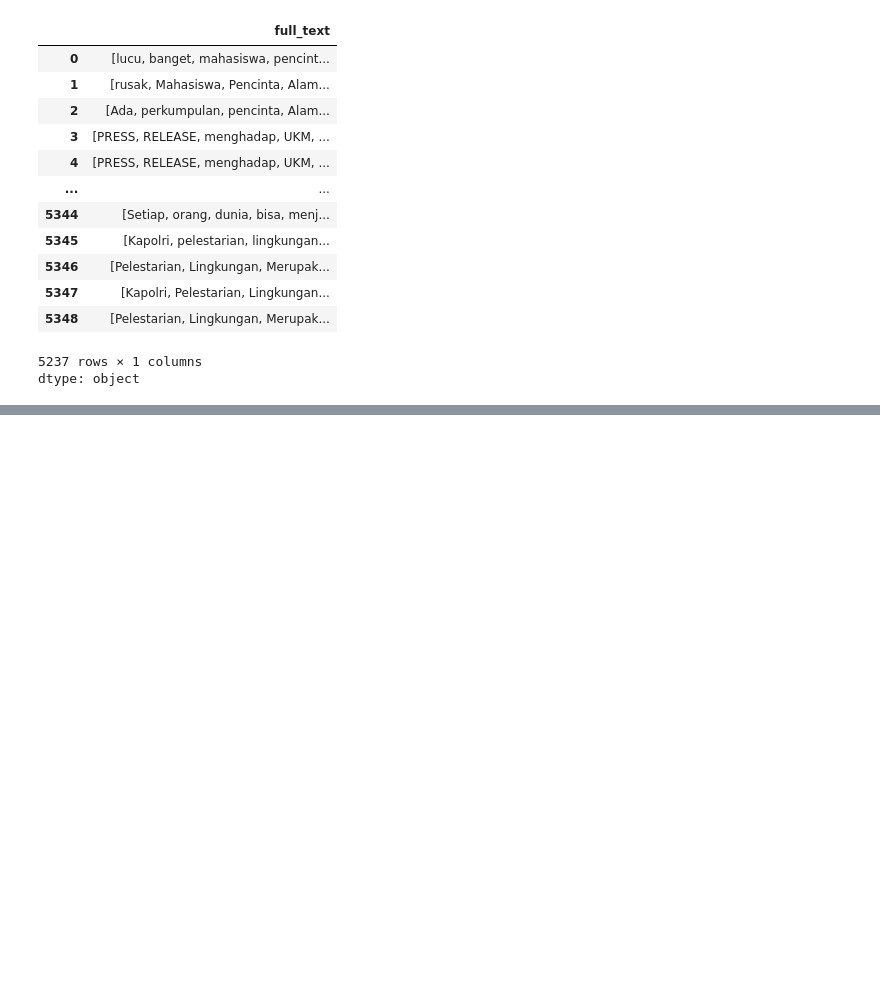
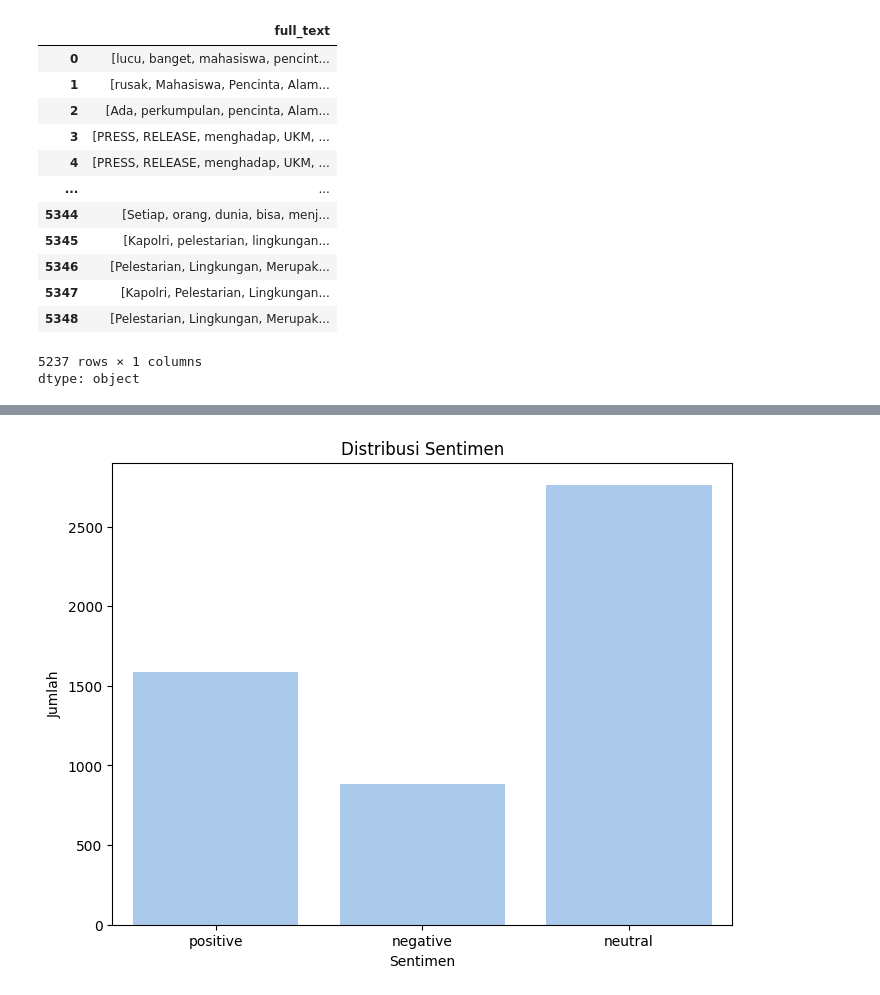
Before and after one commit to tiara070403/skripsi, a Jupyter notebook: preprocessing_data.ipynb, the cells around one changed output, grey strips where cells are left out. Cells and saved outputs as stored; diff of their text form; code cells hidden in the pictures; blank space fills up the shorter version.

```diff
--- a/preprocessing_data.ipynb
+++ b/preprocessing_data.ipynb
@@ -360,0 +387,3 @@ data_clean.head()
+# %%
+df = pd.read_csv('/content/datahasil_preprocessingData.csv')
+df
@@ -360,0 +404,12 @@ data_clean.head()
+# %%
+# Load sentiment classifier
+classifier = pipeline("sentiment-analysis", model="w11wo/indonesian-roberta-base-sentiment-classifier")
+
+# Fungsi prediksi sentimen
+def prediksi_sentimen(teks):
+    hasil = classifier(teks)
+    # hasil berupa list dict: [{'label': 'POS', 'score': 0.99}]
+    return hasil[0]['label']
+
+# Terapkan ke kolom cleaned_text (ini akan butuh waktu karena 11k data)
+df['sentimen'] = df['full_text'].apply(prediksi_sentimen)
@@ -360,0 +433,11 @@ data_clean.head()
+# %%
+# Visualisasi
+sns.set_palette("pastel")
+plt.figure(figsize=(8, 6))
+sns.countplot(x='sentimen', data=df)
+plt.title('Distribusi Sentimen')
+plt.xlabel('Sentimen')
+plt.ylabel('Jumlah')
+plt.show()
+# %% [output]
+[figure, added]
```
Also changed, not shown: parts of 25 cells of this notebook.
